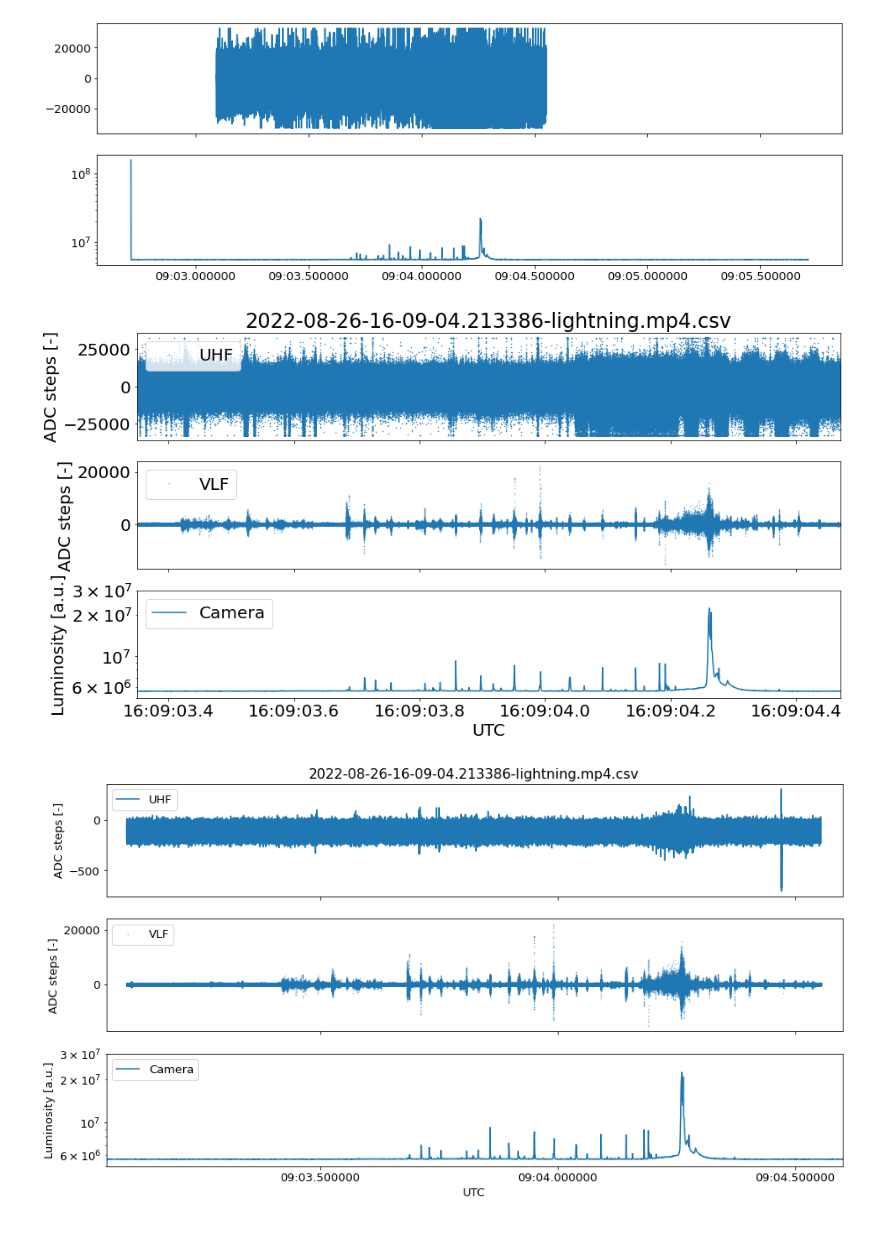
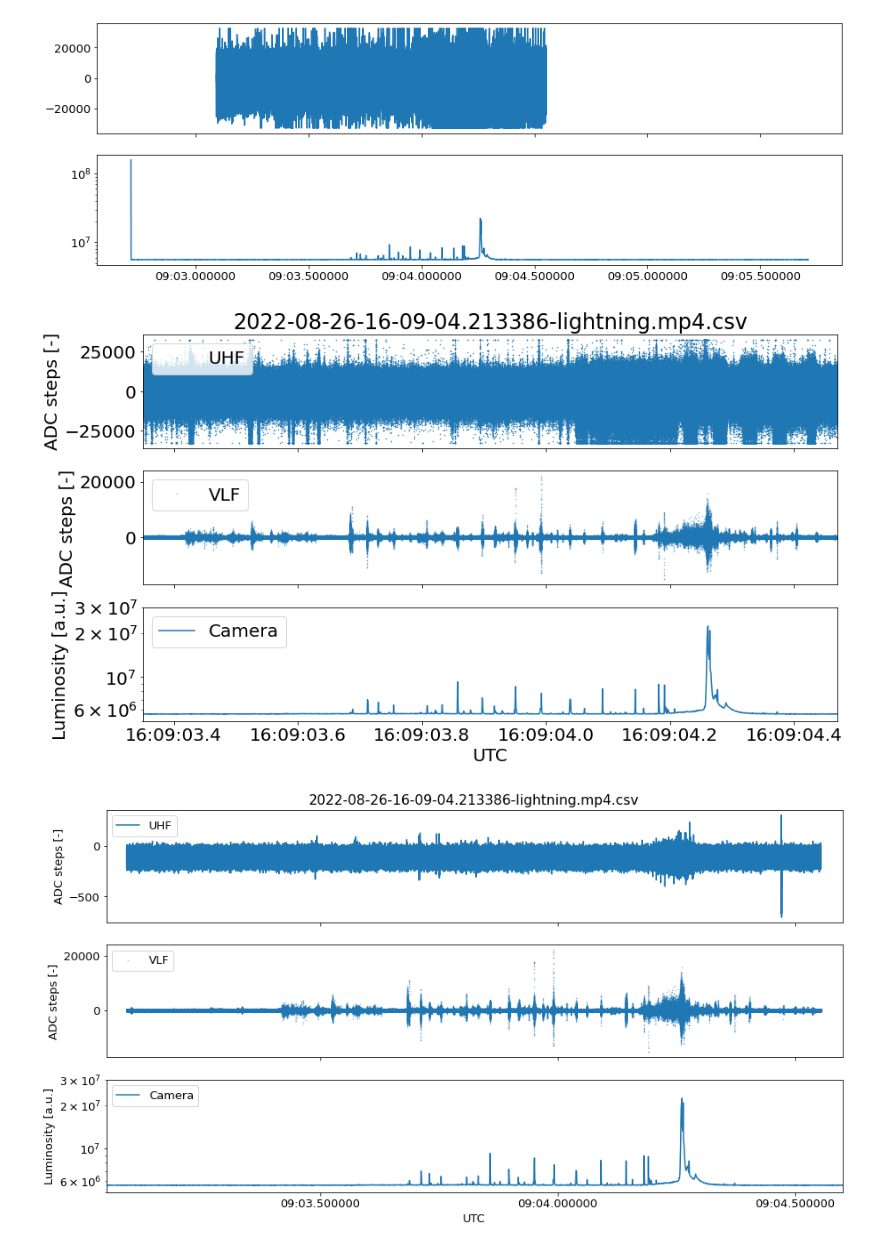
Before and after one commit to ODZ-UJF-AV-CR/thesis_parallella, a Jupyter notebook: notebooks/radio-browser2-P.ipynb, the cells around one changed output. Saved outputs shown, nothing was run; the diff lists cells and outputs as text; code cells hidden in the pictures.

```diff
--- a/notebooks/radio-browser2-P.ipynb
+++ b/notebooks/radio-browser2-P.ipynb
@@ -245,41 +245,41 @@ plt.show()
 [figure]
 # %%
 plt.rcParams.update({'font.size': 20})
-fig, (ax) = plt.subplots(nrows=3, sharex=True, figsize=(15,8))
+fig, (ax) = plt.subplots(nrows=3, sharex=True, figsize=(14,8))
 
 signalU = pd.DataFrame(signal_samples)
 signalV = pd.DataFrame(signal_samples_vlf)
 
 # ten offset triggeru 1.12xxx jsem urcil experimentalne
 signalU['time'] = trigger + pd.to_timedelta(signalU.index * 1/sps - 1.121, unit='s') # in seconds
 signalV['time'] = trigger + pd.to_timedelta(signalV.index * 1/sps - 1.121, unit='s') # in seconds
 
 signalU.set_index('time', drop=False, inplace=True)
 #signalU = signalU.resample('5us').mean()
 
 ax[0].plot(signalU[0], linestyle="", marker=".", alpha=1.0, markersize=1, label='UHF')
 #ax[0].plot(signalU[0], label='UHF')
 ax[1].plot(signalV['time'],signalV[0], linestyle="", marker=".", alpha=0.5, markersize=1, label='VLF')
 ax[2].plot(y['time'], y['0'], label='Camera')
 ax[2].set_yscale('log')
 ax[0].legend(loc=2)
 ax[1].legend(loc=2)
 ax[2].legend(loc=2)
 ax[2].set_xlabel('UTC')
 ax[0].set_ylabel('ADC steps [-]')
 ax[1].set_ylabel('ADC steps [-]')
 ax[2].set_ylabel('Luminosity [a.u.]')
 ax[2].set_ylim(5e6, 3e7)
 ax[2].set_xlim(pd.to_datetime('2022-08-26 16:09:03.35'), pd.to_datetime('2022-08-26 16:09:04.47'))
 ax[0].set_title(st)
 
 xfmt = lambda x, pos: mdates.DateFormatter('%H:%M:%S.%f')(x)[:-5]
 ax[2].xaxis.set_major_formatter(plt.FuncFormatter(xfmt))
 
 plt.savefig("/home/kakl/thesis_parallella/pic/fig_UHF_VLF_noise.png", format="png", dpi=300, bbox_inches="tight")
 plt.show()
 # %% [output]
-[figure, old version]
+[figure, new version]
 # %%
 plt.rcParams.update({'font.size': 13})
 fig, (ax) = plt.subplots(nrows=3, sharex=True, figsize=(15,8))
```
Also changed, not shown: 1 other file.
